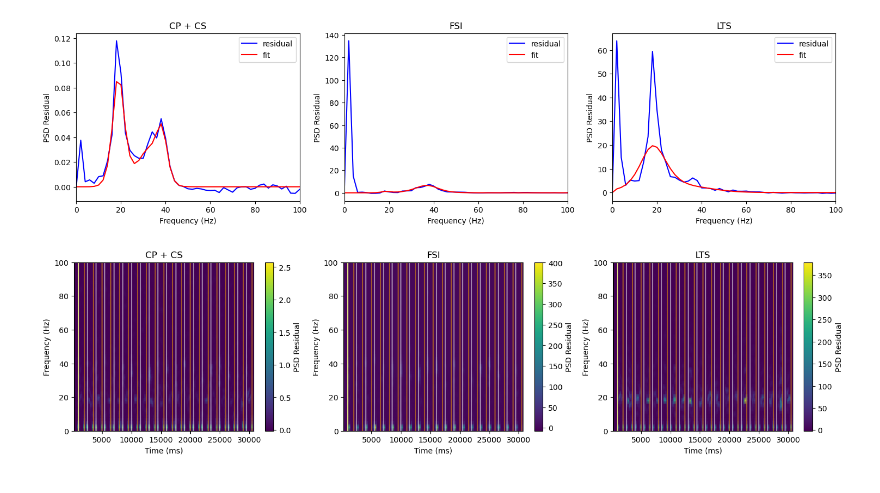
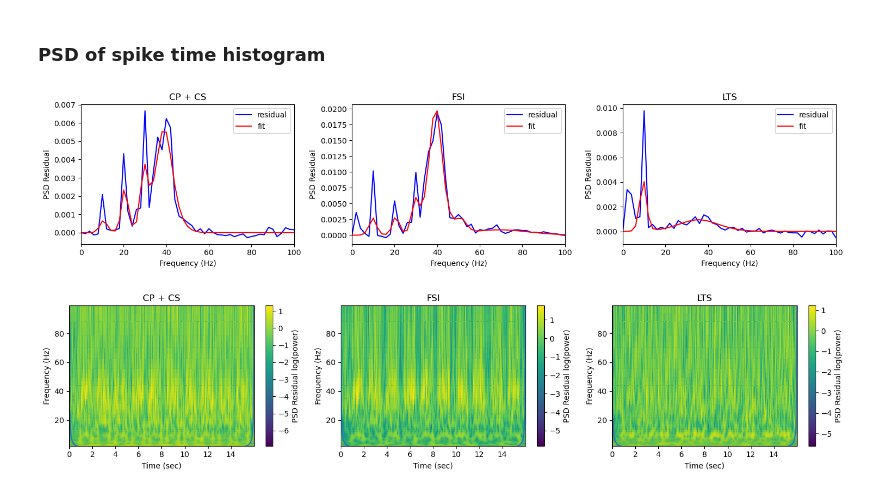
Before and after one commit to chenziao/M1ten_thousand, a Jupyter notebook: Analysis/Analyze_PSD.ipynb, the cells around one changed output. Drawn from its saved outputs; the diff is of its cells as text; code cells hidden in the pictures.

```diff
--- a/Analysis/Analyze_PSD.ipynb
+++ b/Analysis/Analyze_PSD.ipynb
@@ -85,7 +177,7 @@ if save_fooof:
 # %%
-_, ax = plt.subplots(1, 1, figsize=(8, 5))
-res_psd, res_fit = plot.psd_residual(
-    f, pxx, results, plot=True, plt_log=plt_log, plt_range=plt_range, ax=ax)
+_, ax = plt.subplots(1, 1, figsize=figsize)
+_ = plot.psd_residual(psd_lfp.frequency.values, psd_lfp.sel(channel=elec_id).values,
+                      results, plot=True, plt_log=plt_log, plt_range=plt_range, ax=ax)
 yl = plt.gca().get_ylim()
 plt.gca().set_ylim(bottom=max(yl[0], -yl[1]))
 plt.show()
@@ -189,30 +226,55 @@ plt.show()
+# %% [markdown]
+### PSD of spike time histogram
+# %%
+axis = group_rspk.spike_rate_norm.dims.index('time')
+
+if use_cwt:
+    # Use wavelet
+    rspk_sxx = plot.cwt_spectrogram_xarray(
+        group_rspk.spike_rate_norm.sel(population=valid_grp), group_rspk.fs, axis = axis, downsample_fs=1 / tres,
+        channel_coords={'population': valid_grp}, freq_range=(1 / tseg, np.inf))
+else:
+    # Use spectrogram
+    rspk_sxx = plot.spectrogram_xarray(
+        group_rspk.spike_rate_norm.sel(population=valid_grp), group_rspk.fs, tseg,
+        axis=axis, tres=np.inf, channel_coords={'population': valid_grp})
 # %%
-%matplotlib inline
-# %matplotlib notebook
+remove_aperiodic = fooof_params
+log_power = True
+clr_freq_range = None
 
-_, axs3 = plt.subplots(1, ngrps, figsize=(6 * ngrps, 4))
-_, axs4 = plt.subplots(1, ngrps, figsize=(6 * ngrps, 4))
-for i, spk_pxx in enumerate(spk_psd):
-    if spk_pxx is None:
-        continue
-    spk_results, fm = plot.fit_fooof(
-        f, spk_pxx, aperiodic_mode='fixed', dB_threshold=3., max_n_peaks=10,
-        freq_range=500., peak_width_limits=100, report=False, plot=False)
-    res_psd, res_fit = plot.psd_residual(
-        f, spk_pxx, spk_results, plot=True, plt_log=plt_log, plt_range=plt_range, ax=axs3[i])
-    axs3[i].set_title(group_label[i])
-    yl = axs3[i].get_ylim()
-    axs3[i].set_ylim(bottom=max(yl[0], -yl[1]))
+ngrps = psd_rspk.population.size
+fig1, axs1 = plt.subplots(1, ngrps, figsize=(5 * ngrps, 3.5))
+fig2, axs2 = plt.subplots(1, ngrps, figsize=(5 * ngrps, 3.5))
 
-    _ = plot.plot_spectrogram(spike_rate[i], fs_spk, tseg, tres=tres, remove_aperiodic=spk_results,
-                              plt_log=plt_log, plt_range=plt_range, ax=axs4[i])
-    axs4[i].set_title(group_label[i])
-    axs4[i].axvline(t_start * 1000, color='y', label='pre stimulus')
+for i, grp in enumerate(valid_grp):
+    ax = axs1[i]
+    psd = psd_rspk.sel(population=grp)
+    spk_results, _ = plot.fit_fooof(f, psd, **fooof_params, report=False, plot=False)
+    _ = plot.psd_residual(psd.frequency.values, psd.values,
+                          spk_results, plot=True, plt_log=plt_log, plt_range=plt_range, ax=ax)
+    ax.set_title(grp)
+    yl = ax.get_ylim()
+    ax.set_ylim(bottom=max(yl[0], -yl[1]))
+
+    ax = axs2[i]
+    sxx = rspk_sxx.sel(population=grp)
+    if remove_aperiodic is None:
+        fooof_results = None
+    else:
+        sxx_tot = sxx.PSD.mean(dim='time')
+        fooof_results, _ = plot.fit_fooof(sxx_tot.frequency.values, sxx_tot.values, **remove_aperiodic)
+    _ = plot.plot_spectrogram(sxx, remove_aperiodic=fooof_results, log_power=log_power, plt_range=plt_range,
+                              clr_freq_range=clr_freq_range, ax=ax)
+    ax.set_title(grp)
+    ax.axvline(t_start * 1000, color='r', label='pre stimulus')
     if not isbaseline:
         for win in windows:
-            axs4[i].axvline(win[0] * 1000, color='white', alpha=0.5)
-            axs4[i].axvline(win[1] * 1000, color='orange', alpha=0.5)
+            ax.axvline(win[0] * 1000, color='white', alpha=0.5)
+            ax.axvline(win[1] * 1000, color='orange', alpha=0.5)
+fig1.tight_layout()
+fig2.tight_layout()
 plt.show()
 # %% [output]
-[figure, old version]
+[figure, new version]
-[figure, old version]
+[figure, new version]
```
Also changed, not shown: parts of 26 cells of this notebook, 21 other files.
